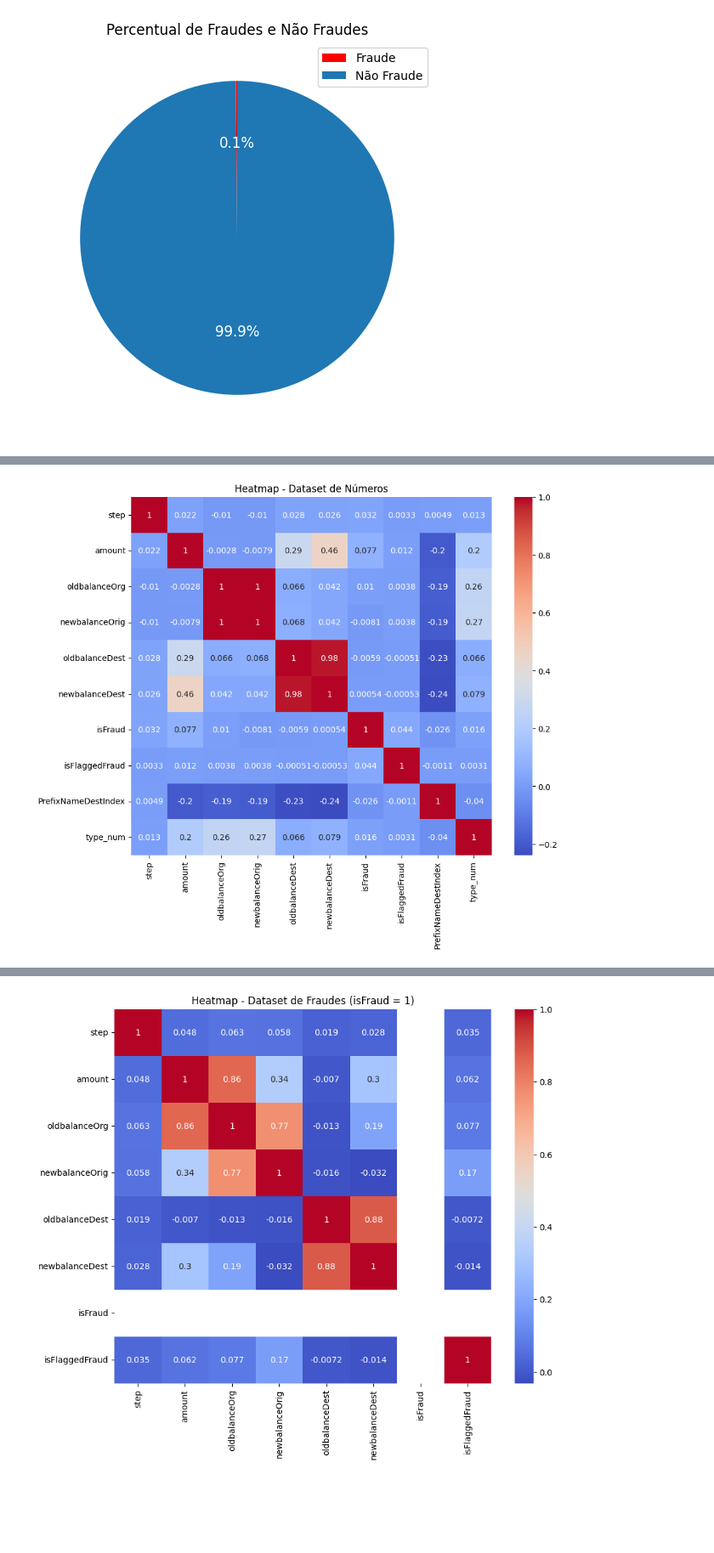
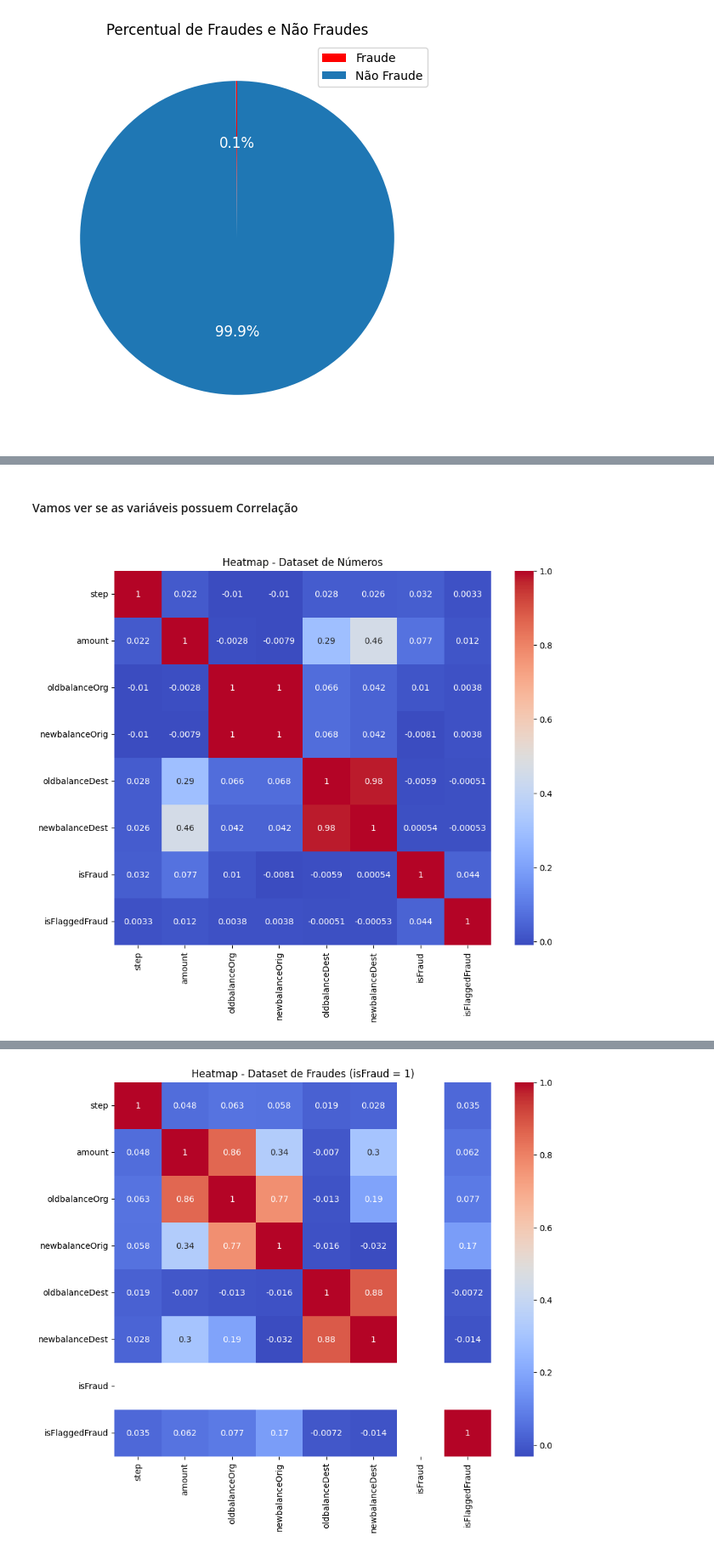
Before and after one commit to jorgelpiva/A3_IAvsBigData, a Jupyter notebook: analise_exploratoria.ipynb, the cells around one changed output, grey strips where cells are left out. Shown at 85% size. Cells and saved outputs as stored; diff of their text form; code cells hidden in the pictures; blank space fills up the shorter version.

Commit message:
finalizado primeiros comentários e salvamento de algumas imagens para a apresentação

```diff
--- a/analise_exploratoria.ipynb
+++ b/analise_exploratoria.ipynb
@@ -395,11 +356,13 @@ Name: type_num, dtype: int64
+# %% [markdown]
+<h4>Vamos ver se as variáveis possuem Correlação<h4>
 # %%
 # Calcular a matriz de correlação
-correlation_matrix = dataset_numeros.corr()
+correlation_matrix = dataset.corr()
 
 # Plotar o heatmap
 plt.figure(figsize=(10, 8))
 sns.heatmap(correlation_matrix, annot=True, cmap="coolwarm")
 plt.title("Heatmap - Dataset de Números")
 plt.show()
 # %% [output]
-[figure, old version]
+[figure, new version]
```
Also changed, not shown: parts of 81 cells of this notebook, 3 other files.
